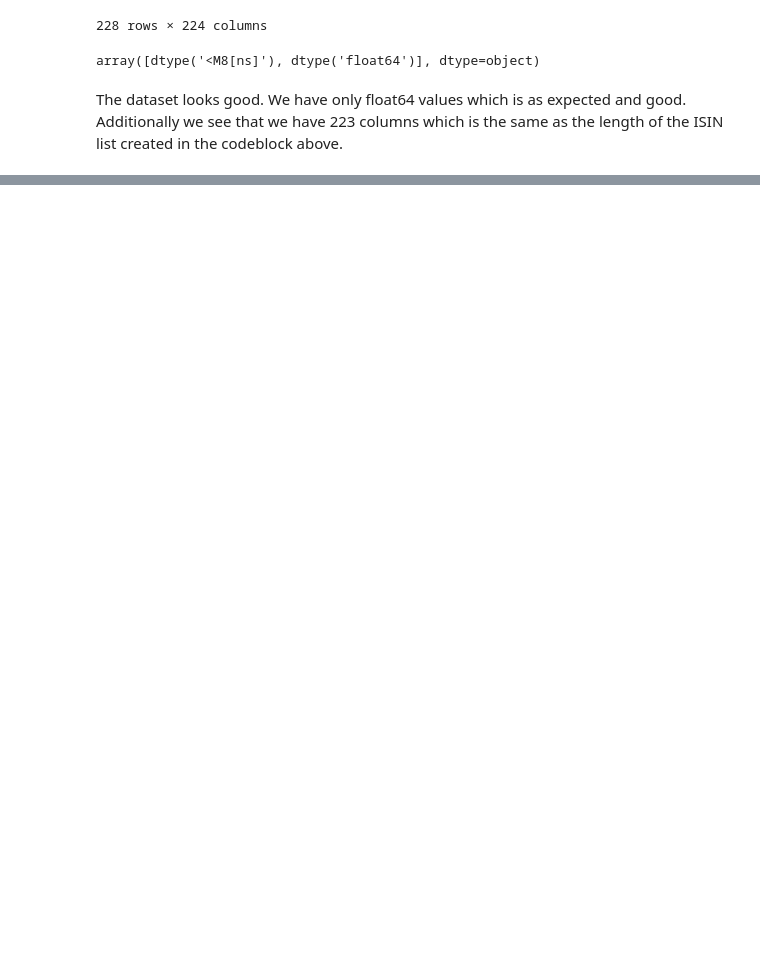
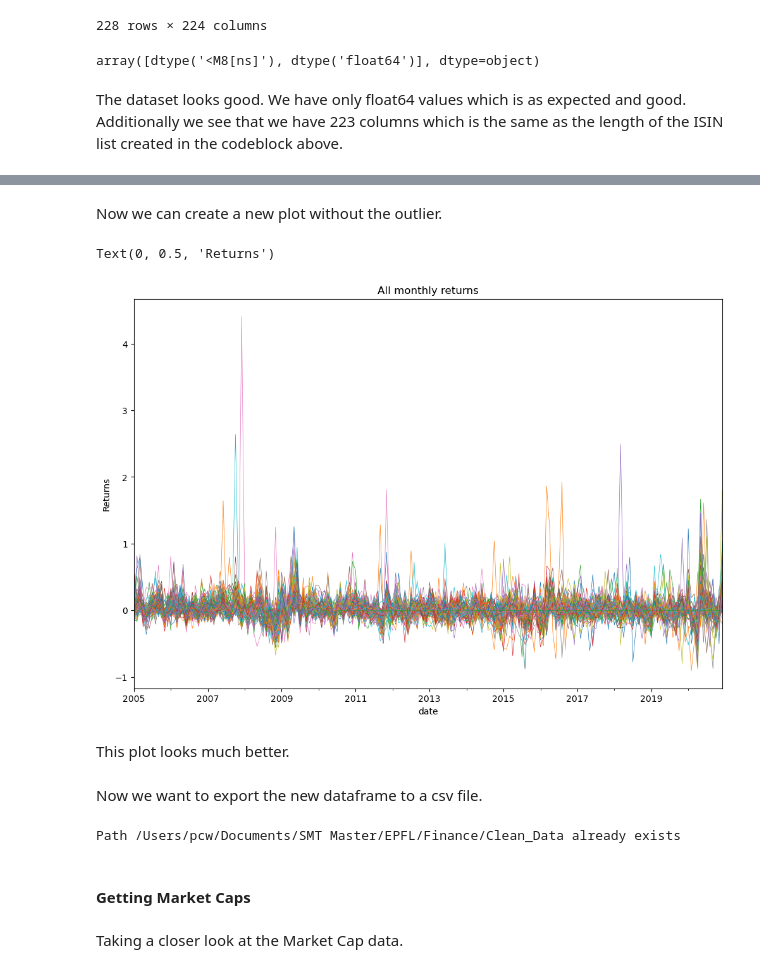
Before and after one commit to percw/Sustainable_and_Entrepreneurial_Finance, a Jupyter notebook: assignment_1.ipynb, the cells around one changed output, grey strips where cells are left out. Cells and saved outputs as stored; diff of their text form; code cells hidden in the pictures; blank space fills up the shorter version.

```diff
--- a/assignment_1.ipynb
+++ b/assignment_1.ipynb
@@ -148,0 +259,5 @@ nrg_returns
+# %%
+if outlier_list[0] in nrg_returns.columns.values.tolist():
+    nrg_returns = nrg_returns.drop(columns=outlier_list)
+
+nrg_returns
@@ -148,0 +279,41 @@ nrg_returns
+# %% [markdown]
+Now we can create a new plot without the outlier.
+# %%
+# Define the plot (plot all lines)
+
+ax = nrg_returns.plot(linewidth=0.5, figsize=(12, 8))
+ax.get_legend().remove()  # removing the legend
+ax.set_title('All monthly returns')  # Title
+ax.set_ylabel('Returns')  # y-axis label
+# %% [output]
+Text(0, 0.5, 'Returns')
+[figure, added]
+# %% [markdown]
+This plot looks much better.
+# %% [markdown]
+Now we want to export the new dataframe to a csv file.
+# %%
+# To get the current working directory
+directory = os.getcwd()
+
+# Defining subfolder path
+path = directory+'/Clean_Data'
+
+# Checking whether the specified path already exists - will avoid errors when re-running
+if os.path.isdir(path):
+    print(f'Path {path} already exists')
+    pass
+
+# If not, create subfolder
+else:
+    os.mkdir('Clean_Data')
+
+# Saving the clean merged dataframe as a csv in a subfolder
+nrg_returns.to_csv('Clean_Data/nrg_returns.csv')
+# files.download('nrg_returns.csv')
+# %% [output]
+Path /Users/pcw/Documents/SMT Master/EPFL/Finance/Clean_Data already exists
+# %% [markdown]
+#### Getting Market Caps
+# %% [markdown]
+Taking a closer look at the Market Cap data.
```
Also changed, not shown: parts of 78 cells of this notebook, 2 other files.
